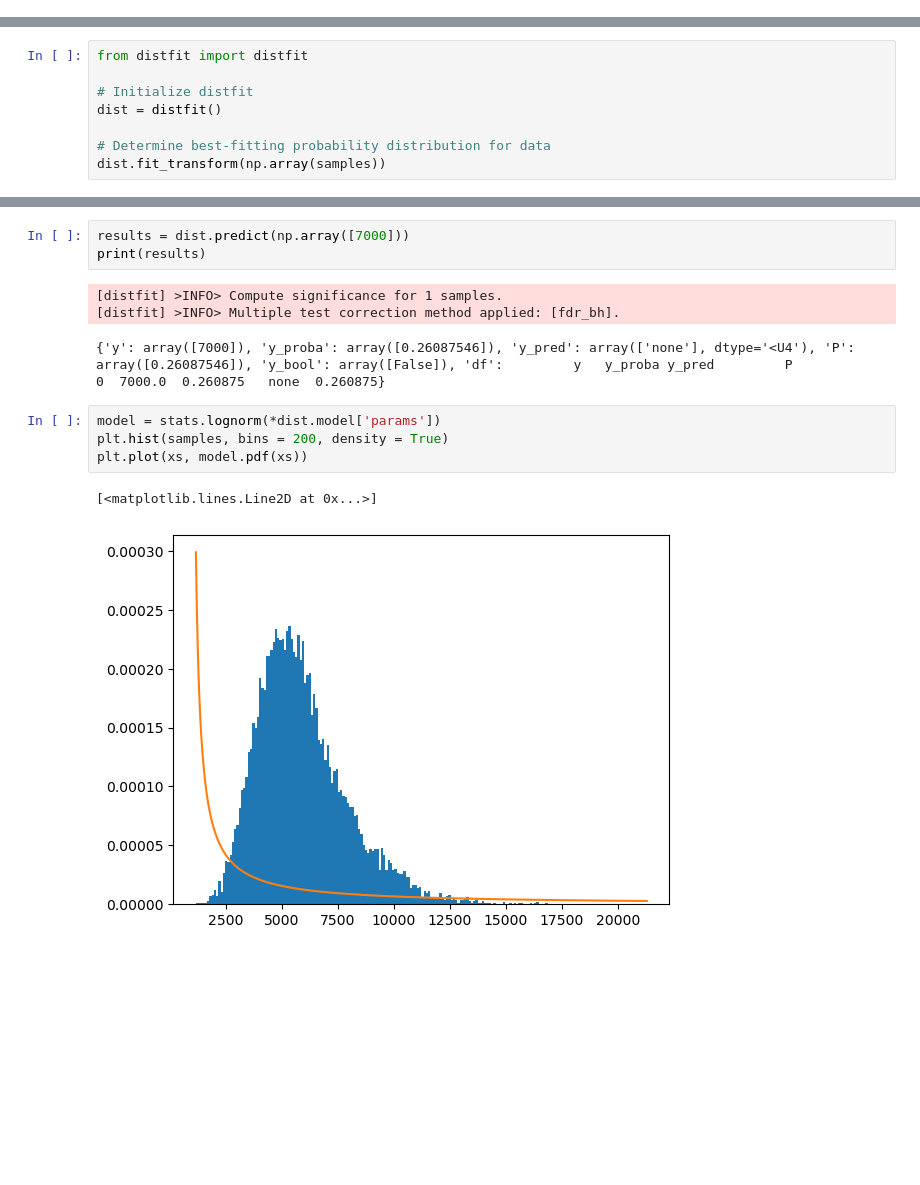
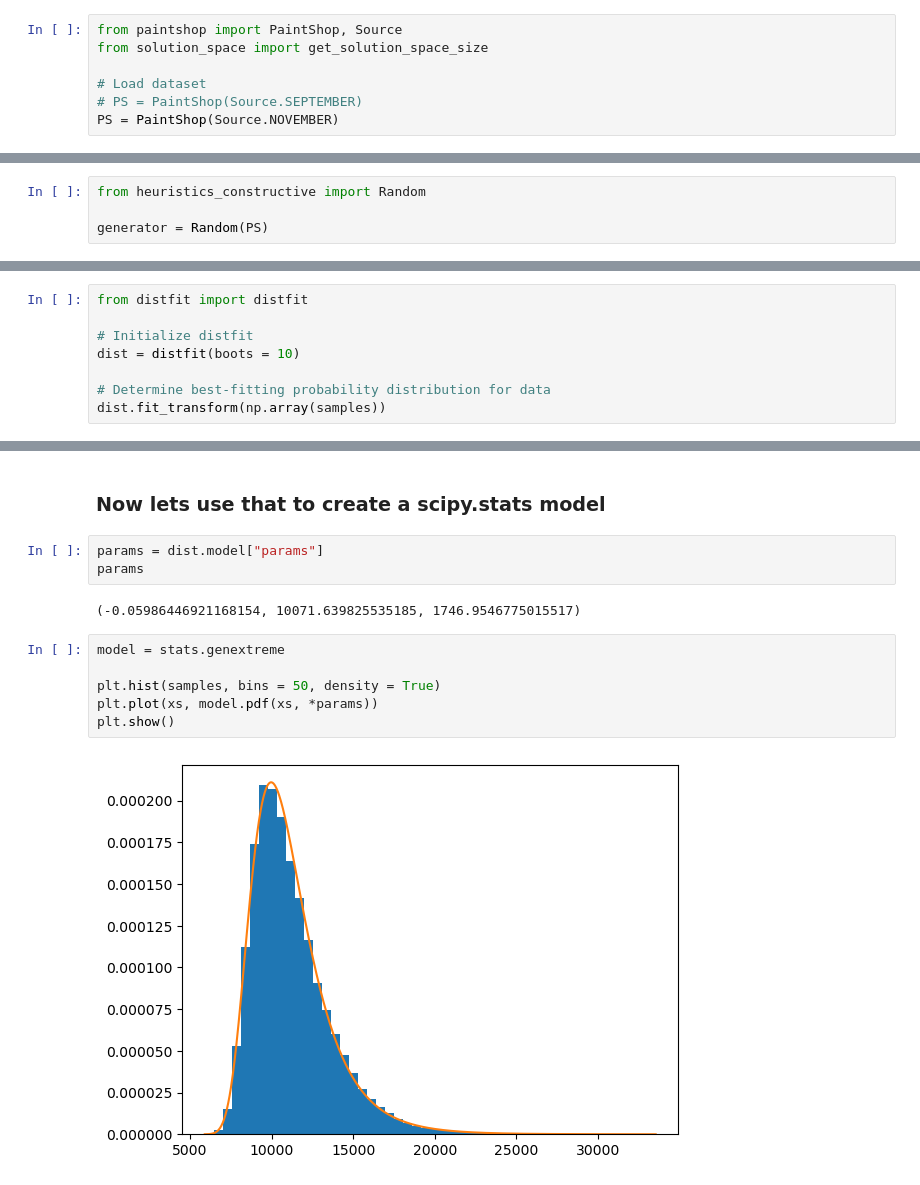
Before and after one commit to sebas-fontys/OR5-paintshop, a Jupyter notebook: test_solution_space.ipynb, the cells around one changed output, grey strips where cells are left out. Saved outputs shown, nothing was run; the diff lists cells and outputs as text; blank space fills up the shorter version.

```diff
--- a/test_solution_space.ipynb
+++ b/test_solution_space.ipynb
@@ -90,0 +5,7 @@ NOVEMBER:
+# %%
+from paintshop import PaintShop, Source
+from solution_space import get_solution_space_size
+
+# Load dataset
+# PS = PaintShop(Source.SEPTEMBER)
+PS = PaintShop(Source.NOVEMBER)
@@ -90,0 +28,4 @@ NOVEMBER:
+# %%
+from heuristics_constructive import Random
+
+generator = Random(PS)
@@ -161,7 +143,7 @@ plt.show()
 from distfit import distfit
 
 # Initialize distfit
-dist = distfit()
+dist = distfit(boots = 10)
 
 # Determine best-fitting probability distribution for data
 dist.fit_transform(np.array(samples))
@@ -222,17 +171,17 @@ plt.show()
-# %%
-results = dist.predict(np.array([7000]))
-print(results)
-# %% [output]
-[distfit] >INFO> Compute significance for 1 samples.
-[distfit] >INFO> Multiple test correction method applied: [fdr_bh].
-{'y': array([7000]), 'y_proba': array([0.26087546]), 'y_pred': array(['none'], dtype='<U4'), 'P': array([0.26087546]), 'y_bool': array([False]), 'df':         y   y_proba y_pred         P
-0  7000.0  0.260875   none  0.260875}
+# %% [markdown]
+### Now lets use that to create a scipy.stats model
+# %%
+params = dist.model["params"]
+params
+# %% [output]
+(-0.05986446921168154, 10071.639825535185, 1746.9546775015517)
 # %%
-model = stats.lognorm(*dist.model['params'])
-plt.hist(samples, bins = 200, density = True)
-plt.plot(xs, model.pdf(xs))
+model = stats.genextreme
+
+plt.hist(samples, bins = 50, density = True)
+plt.plot(xs, model.pdf(xs, *params))
+plt.show()
 # %% [output]
-[<matplotlib.lines.Line2D at 0x...>]
-[figure, old version]
+[figure, new version]
 # %%
 # Chance of getting a solution under 100:
```
Also changed, not shown: parts of 31 cells of this notebook, 10 other files.
